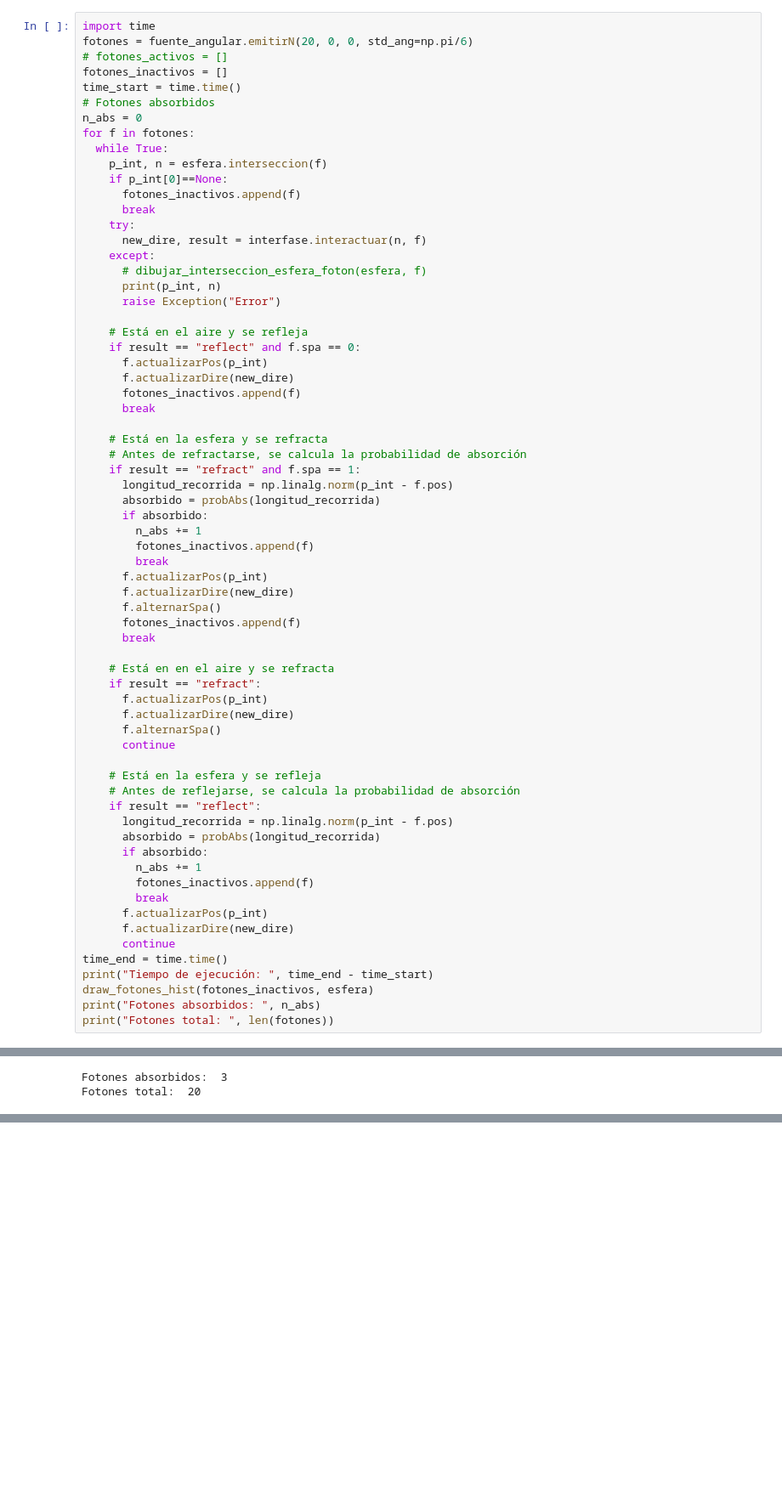
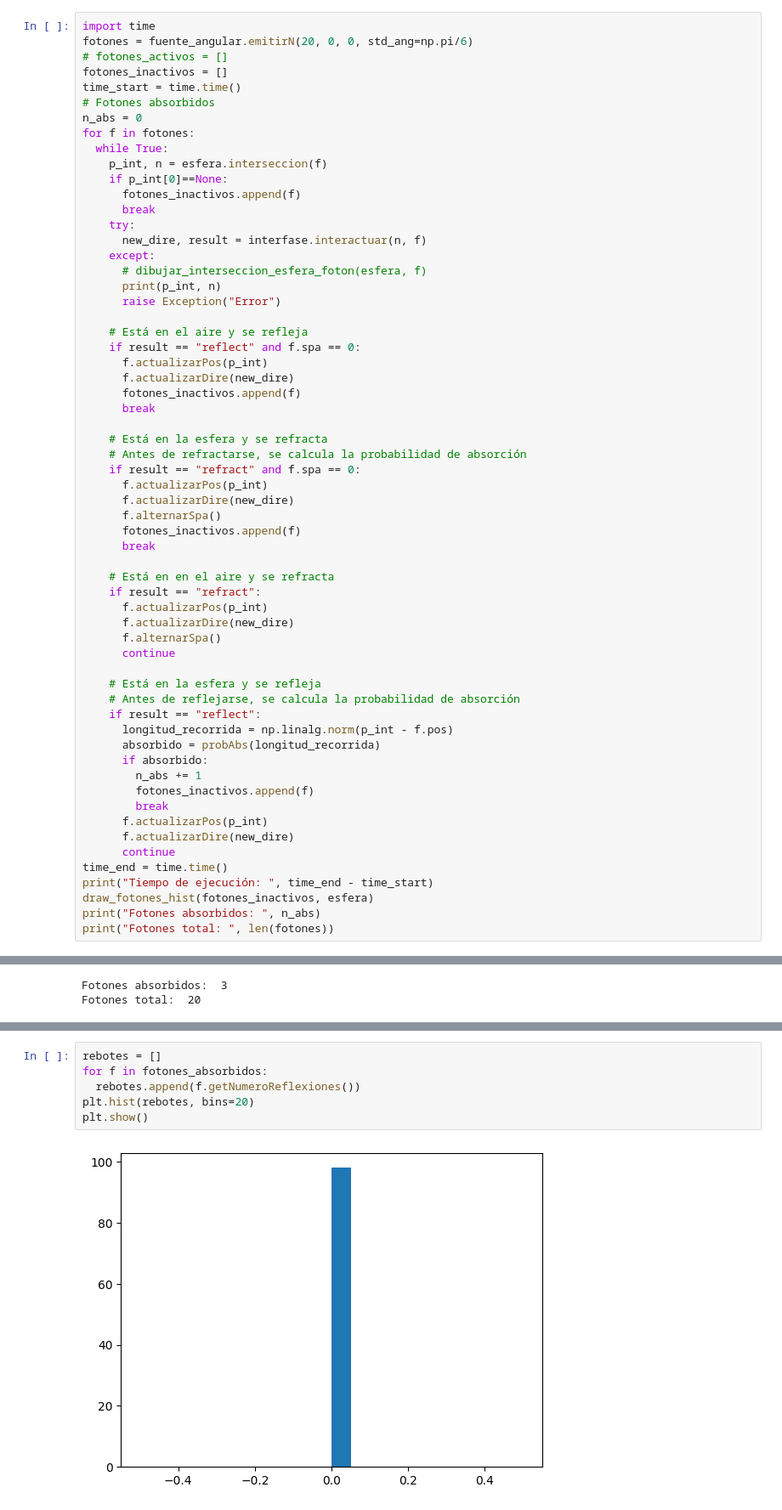
Before and after one commit to Olmichu22/Proyecto-DM-Master-Tecnologia-Fisica, a Jupyter notebook: test.ipynb, the cells around one changed output, grey strips where cells are left out. Shown at 85% size. Saved outputs shown, nothing was run; the diff lists cells and outputs as text; blank space fills up the shorter version.

```diff
--- a/test.ipynb
+++ b/test.ipynb
@@ -439,13 +416,7 @@ for f in fotones:
 
     # Está en la esfera y se refracta
     # Antes de refractarse, se calcula la probabilidad de absorción
-    if result == "refract" and f.spa == 1:
-      longitud_recorrida = np.linalg.norm(p_int - f.pos)
-      absorbido = probAbs(longitud_recorrida)
-      if absorbido:
-        n_abs += 1
-        fotones_inactivos.append(f)
-        break
+    if result == "refract" and f.spa == 0:
       f.actualizarPos(p_int)
       f.actualizarDire(new_dire)
       f.alternarSpa()
@@ -596,0 +637,8 @@ print("Fotones total: ", len(fotones))
+# %%
+rebotes = []
+for f in fotones_absorbidos:
+  rebotes.append(f.getNumeroReflexiones())
+plt.hist(rebotes, bins=20)
+plt.show()
+# %% [output]
+[figure, added]
```
Also changed, not shown: parts of 8 cells of this notebook, 3 other files.
